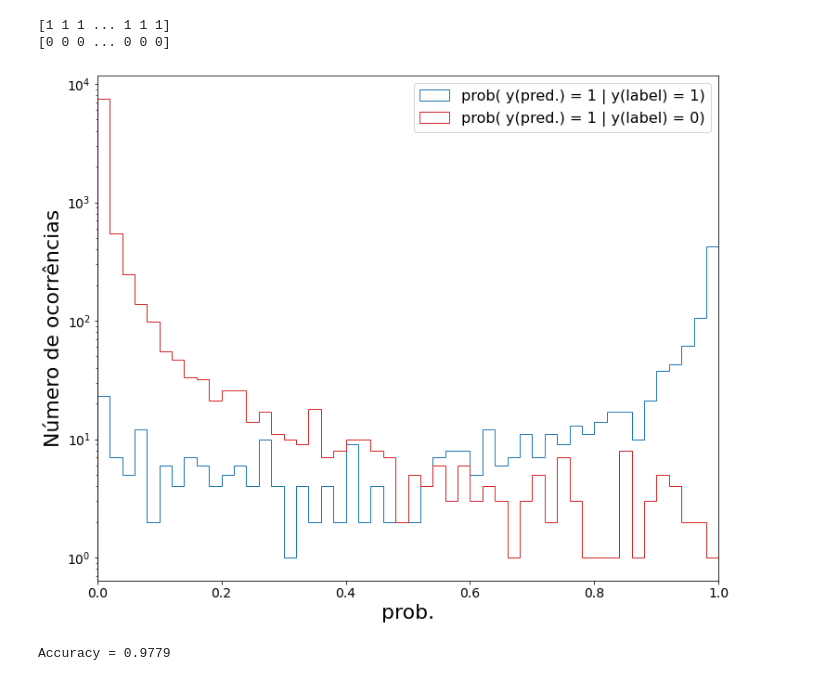
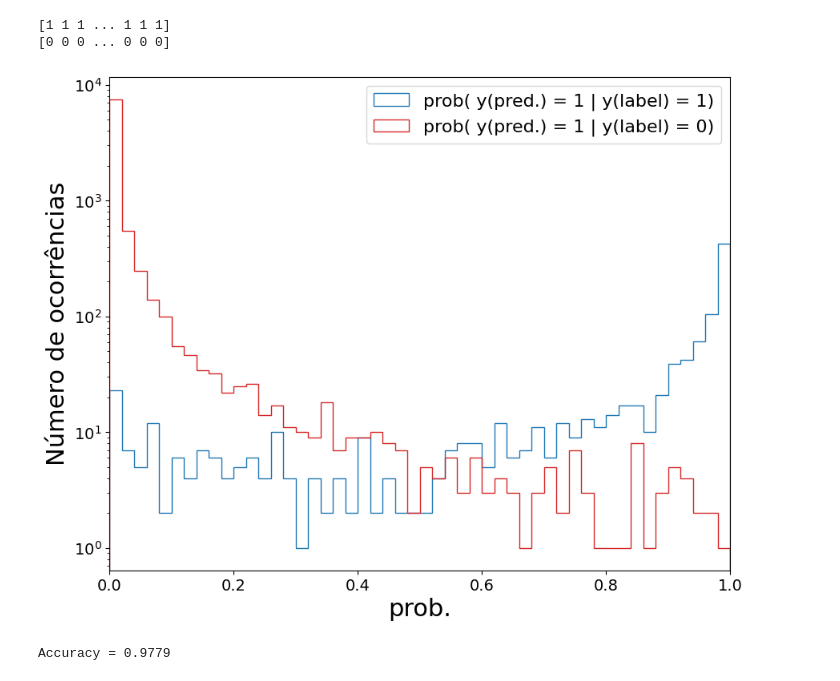
Before and after one commit to clemencia/ML4Physics, a Jupyter notebook: 04_Classificação_Dígitos.ipynb, the cells around one changed output. Drawn from its saved outputs; the diff is of its cells as text; code cells hidden in the pictures.

```diff
--- a/04_Classificação_Dígitos.ipynb
+++ b/04_Classificação_Dígitos.ipynb
@@ -171,17 +171,17 @@ print ( y_test_clf_3[ ~msk_test_3 ] )
 # %%
 y_predict_proba_test = log_reg.predict_proba( X_test )[ :, 1 ]
 
-fig = plt.figure( figsize=(12,10) )
+fig = plt.figure( figsize=(10,8) )
 
 plt.hist( y_predict_proba_test[ msk_test_3 ], histtype='step', color="tab:blue" , label="prob( y(pred.) = 1 | y(label) = 1)", bins=50, range=(0.,1.) )
 plt.hist( y_predict_proba_test[ ~msk_test_3 ], histtype='step', color="tab:red" , label="prob( y(pred.) = 1 | y(label) = 0)", bins=50, range=(0.,1.) )
 plt.legend( loc='best' )
 plt.xlim( 0., 1. )
 plt.xlabel( "prob." )
 plt.ylabel( "Número de ocorrências" )
 plt.yscale( 'log' )
 # %% [output]
-[figure, old version]
+[figure, new version]
 # %%
 prob_cut = 0.50
 
```
Also changed, not shown: parts of 8 cells of this notebook.
